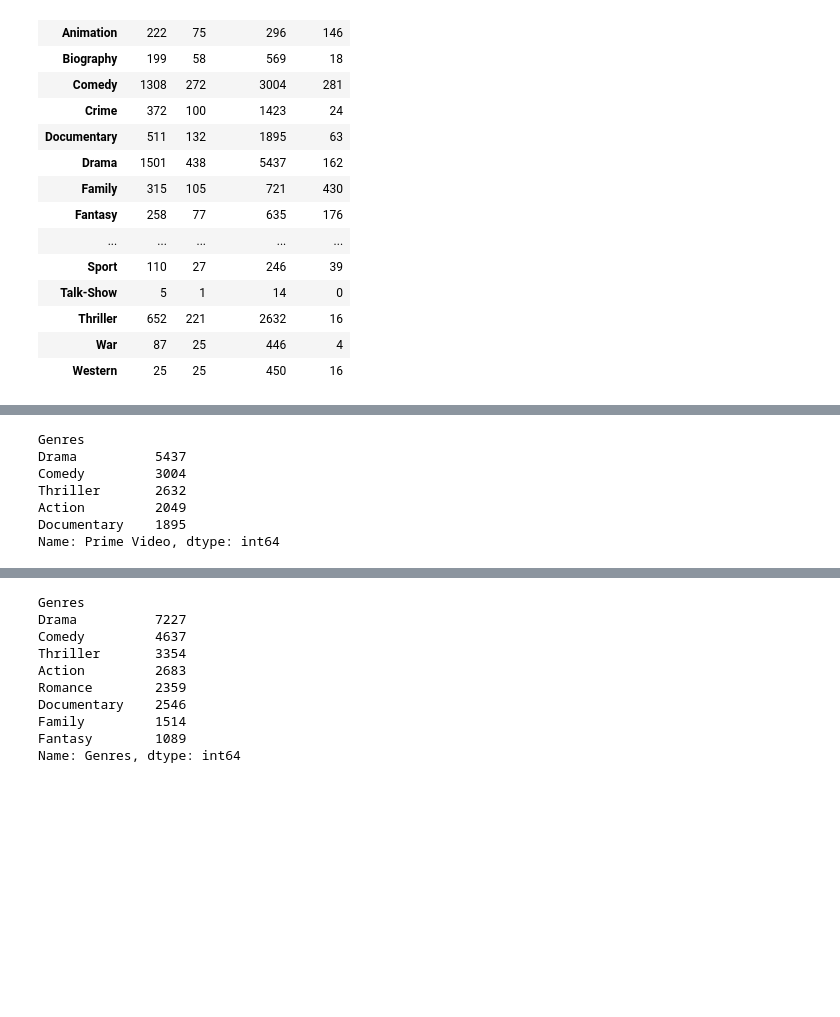
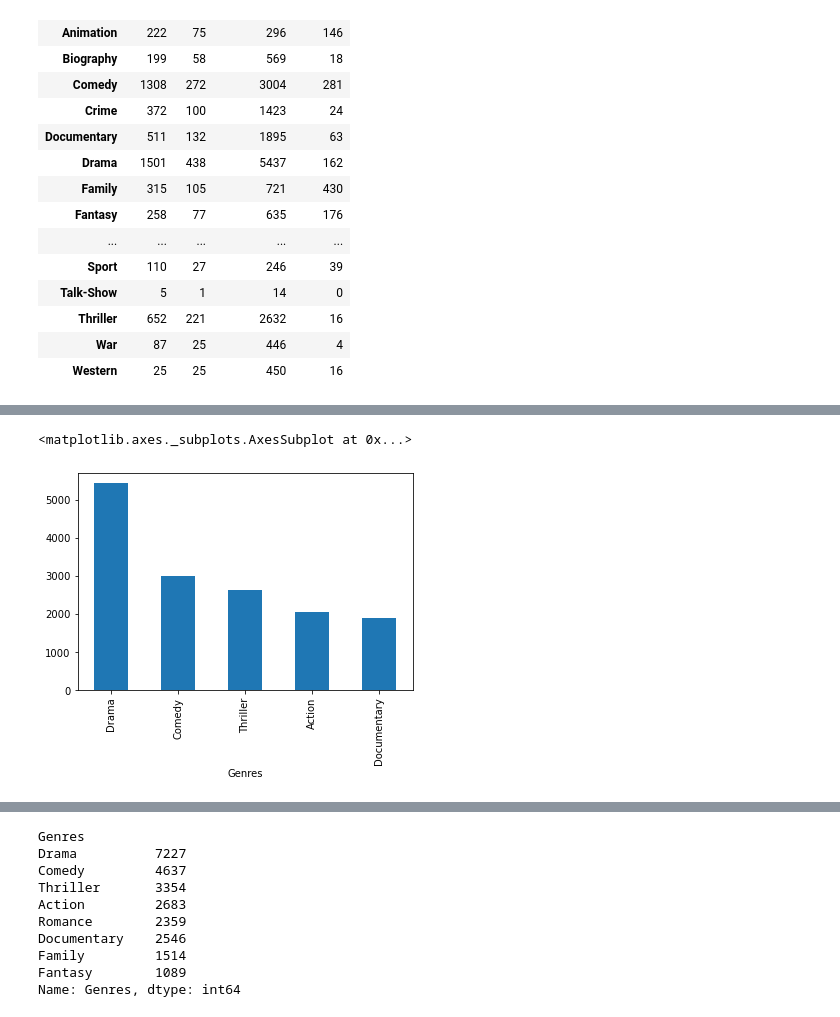
Before and after one commit to jtslater2/old_fashioned, a Jupyter notebook: Scripts/Genres Data.ipynb, the cells around one changed output, grey strips where cells are left out. Drawn from its saved outputs; the diff is of its cells as text; code cells hidden in the pictures; blank space fills up the shorter version.

```diff
--- a/Scripts/Genres Data.ipynb
+++ b/Scripts/Genres Data.ipynb
@@ -167,14 +184,10 @@ Name: Hulu, dtype: int64
 # %%
 #prime top 5
-topprimedf = streamtot.sort_values("Prime Video", ascending=False)
-topprimedf["Prime Video"].head()
+primedf = streamtot.sort_values("Prime Video", ascending=False)
+topprime = primedf["Prime Video"].nlargest(5)
+topprime.plot.bar()
 # %% [output]
-Genres
-Drama          5437
-Comedy         3004
-Thriller       2632
-Action         2049
-Documentary    1895
-Name: Prime Video, dtype: int64
+<matplotlib.axes._subplots.AxesSubplot at 0x...>
+[figure, added]
 # %%
 #disney top 5
```
Also changed, not shown: parts of 10 cells of this notebook.
